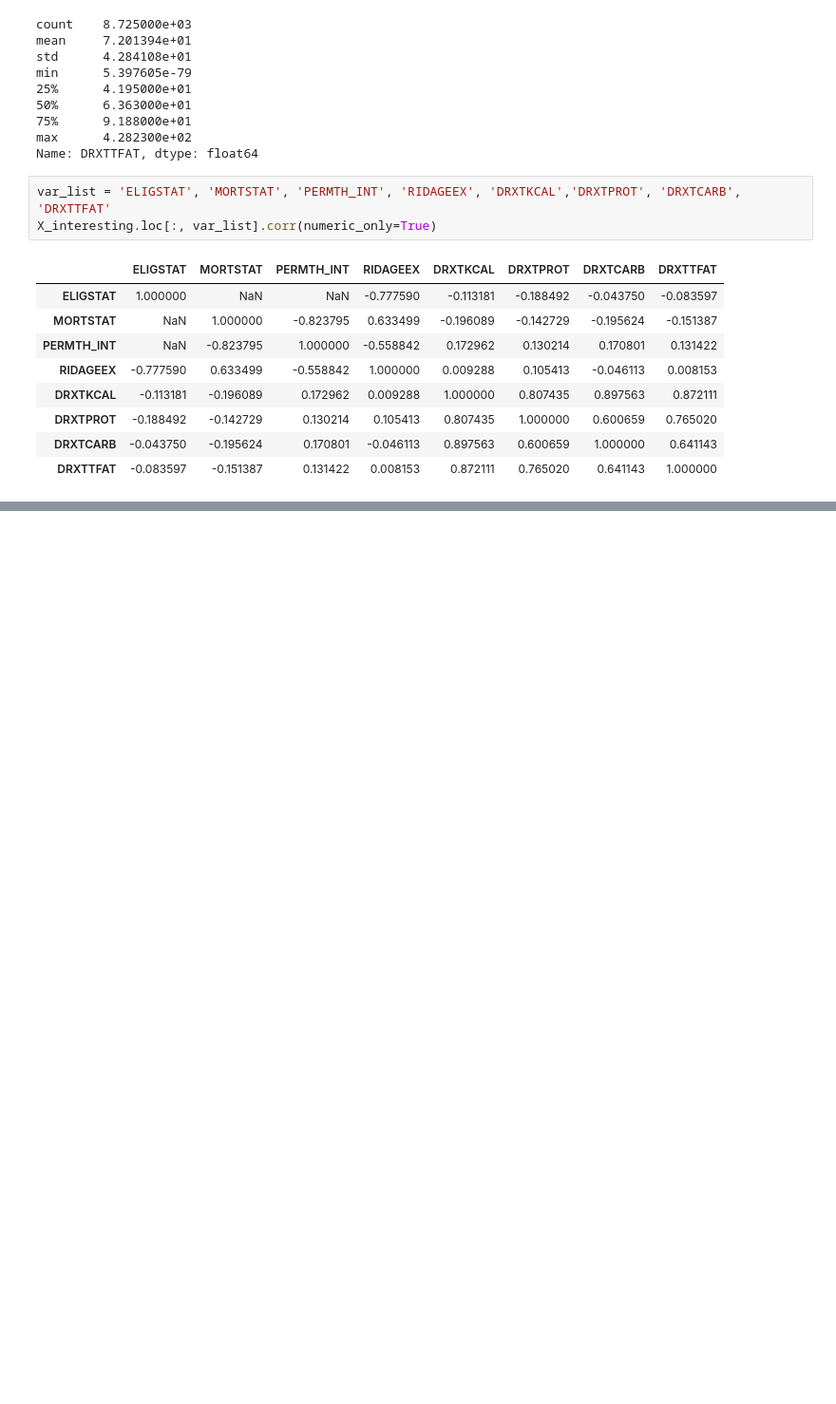
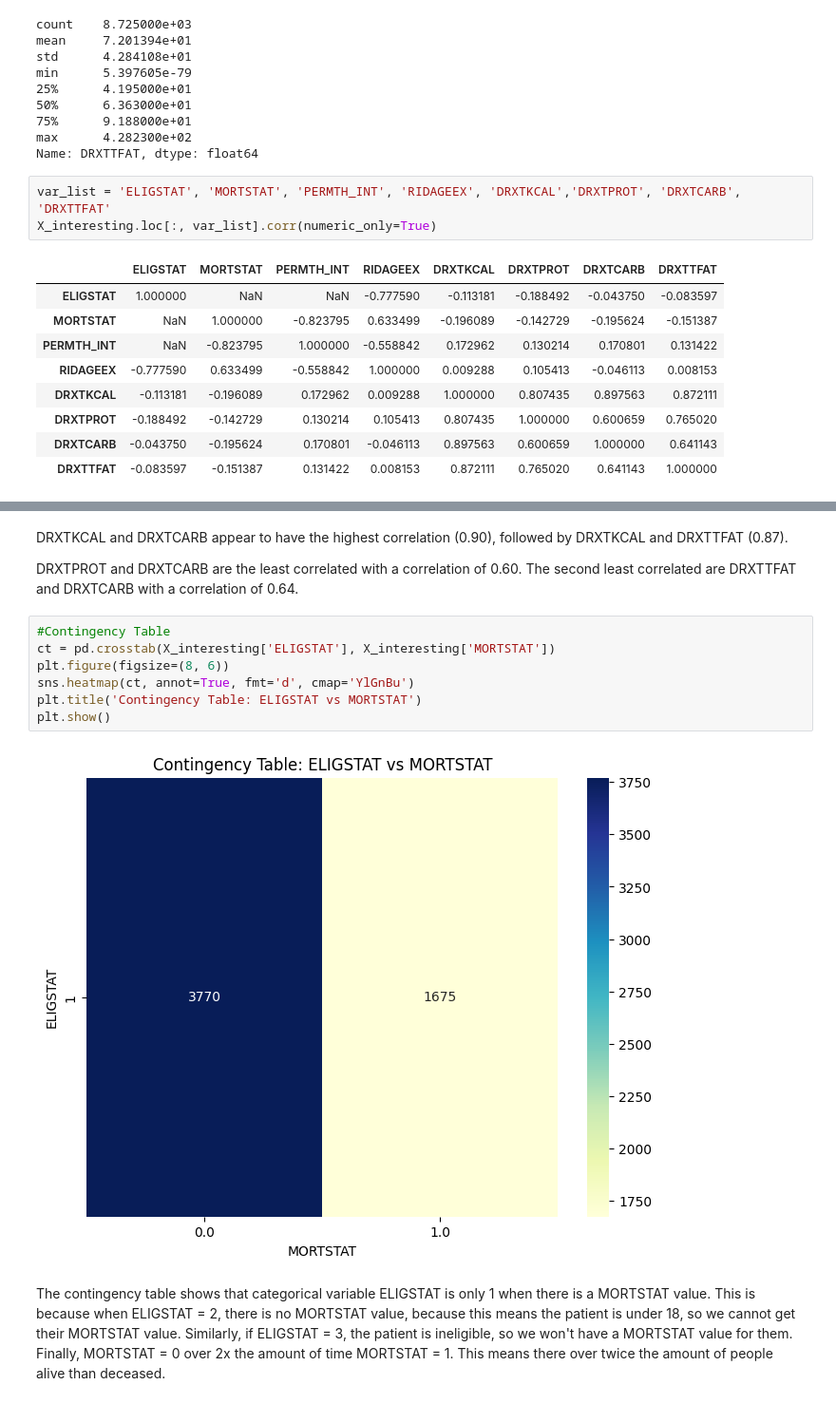
Before and after one commit to lainegoldmacher1/DS3021-project-1, a Jupyter notebook: project_1_bsds_part1.ipynb, the cells around one changed output, grey strips where cells are left out. Shown at 95% size. Drawn from its saved outputs; the diff is of its cells as text; blank space fills up the shorter version.

```diff
--- a/project_1_bsds_part1.ipynb
+++ b/project_1_bsds_part1.ipynb
@@ -353,0 +407,15 @@ TypeError: 'DataFrame' object is not callable
+# %% [markdown]
+DRXTKCAL and DRXTCARB appear to have the highest correlation (0.90), followed by  DRXTKCAL and DRXTTFAT (0.87).
+
+DRXTPROT and DRXTCARB are the least correlated with a correlation of 0.60. The second least correlated are DRXTTFAT and DRXTCARB with a correlation of 0.64.
+# %%
+#Contingency Table
+ct = pd.crosstab(X_interesting['ELIGSTAT'], X_interesting['MORTSTAT'])
+plt.figure(figsize=(8, 6))
+sns.heatmap(ct, annot=True, fmt='d', cmap='YlGnBu')
+plt.title('Contingency Table: ELIGSTAT vs MORTSTAT')
+plt.show()
+# %% [output]
+[figure, added]
+# %% [markdown]
+The contingency table shows that categorical variable ELIGSTAT is only 1 when there is a MORTSTAT value. This is because when ELIGSTAT = 2, there is no MORTSTAT value, because this means the patient is under 18, so we cannot get their MORTSTAT value. Similarly, if ELIGSTAT = 3, the patient is ineligible, so we won't have a MORTSTAT value for them. Finally, MORTSTAT = 0 over 2x the amount of time MORTSTAT = 1. This means there over twice the amount of people alive than deceased.
```
Also changed, not shown: parts of 4 cells of this notebook.
